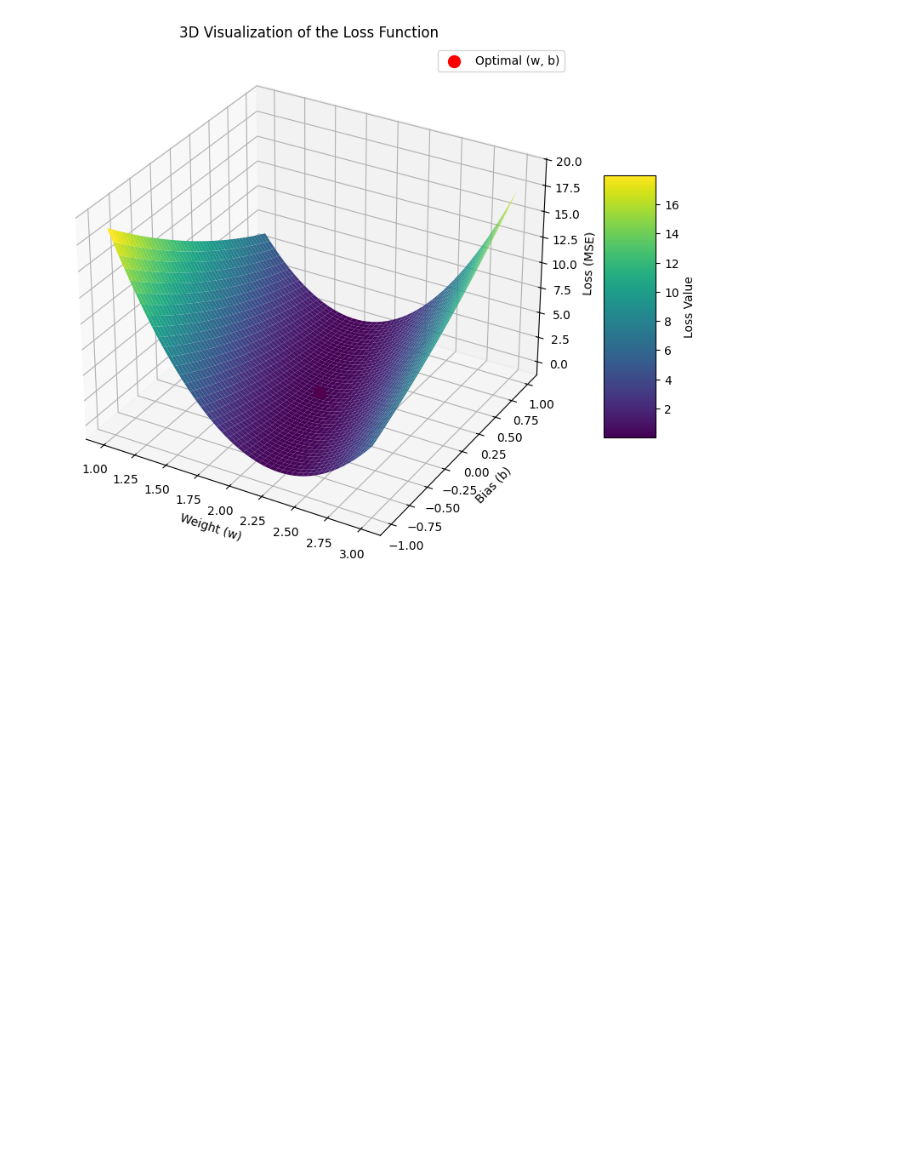
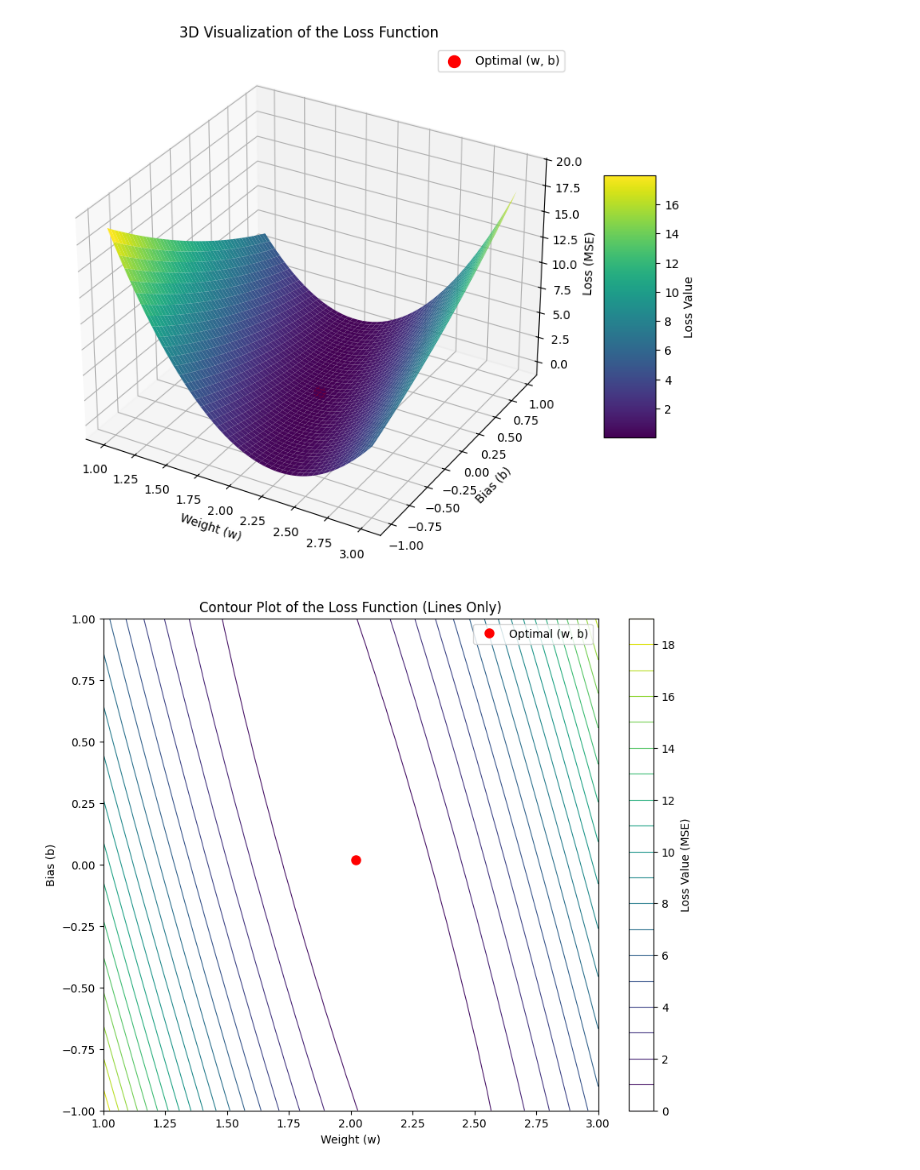
Before and after one commit to ancestor9/mathematics-for-machine-learning, a Jupyter notebook: scripts/w4_loss_function.ipynb, the cells around one changed output. Drawn from its saved outputs; the diff is of its cells as text; code cells hidden in the pictures; blank space fills up the shorter version.

```diff
--- a/scripts/w4_loss_function.ipynb
+++ b/scripts/w4_loss_function.ipynb
@@ -117,3 +117,36 @@ ax.legend()
 plt.show()
 # %% [output]
 [figure]
+# %%
+import matplotlib.pyplot as plt
+import numpy as np
+
+# W, B, Z are available from the previous 3D plot generation (cell 027f7b7a)
+# If running this cell independently, ensure W, B, Z are defined:
+# loss_func = sp.lambdify((w, b), loss, 'numpy') # Make sure sp, w, b, loss are defined
+# w_vals = np.linspace(1, 3, 50)
+# b_vals = np.linspace(-1, 1, 50)
+# W, B = np.meshgrid(w_vals, b_vals)
+# Z = loss_func(W, B)
+
+fig_contour, ax_contour = plt.subplots(figsize=(10, 8))
+
+# Create a contour plot with lines only, no filling, and apply a colormap
+contour = ax_contour.contour(W, B, Z, levels=20, cmap='viridis', linewidths=0.8)
+
+# Add a color bar (optional for lines, but can show level values)
+fig_contour.colorbar(contour, label='Loss Value (MSE)')
+
+# Add labels and title
+ax_contour.set_xlabel('Weight (w)')
+ax_contour.set_ylabel('Bias (b)')
+ax_contour.set_title('Contour Plot of the Loss Function (Lines Only)')
+
+# Highlight the minimum loss point
+# optimal_w, optimal_b, optimal_loss are available from cell 027f7b7a
+ax_contour.plot(optimal_w, optimal_b, 'ro', markersize=8, label='Optimal (w, b)')
+ax_contour.legend()
+
+plt.show()
+# %% [output]
+[figure, added]
```
